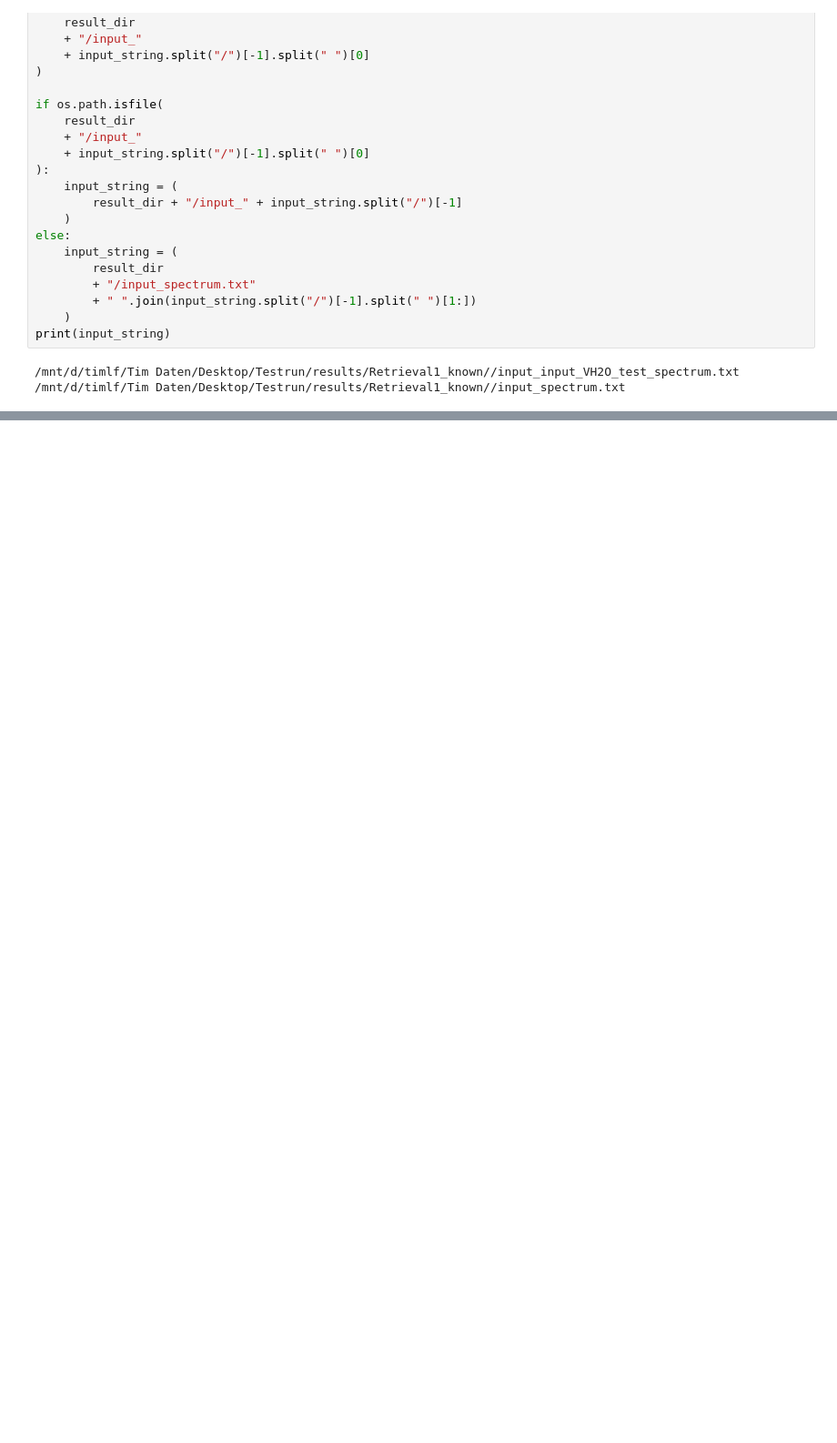
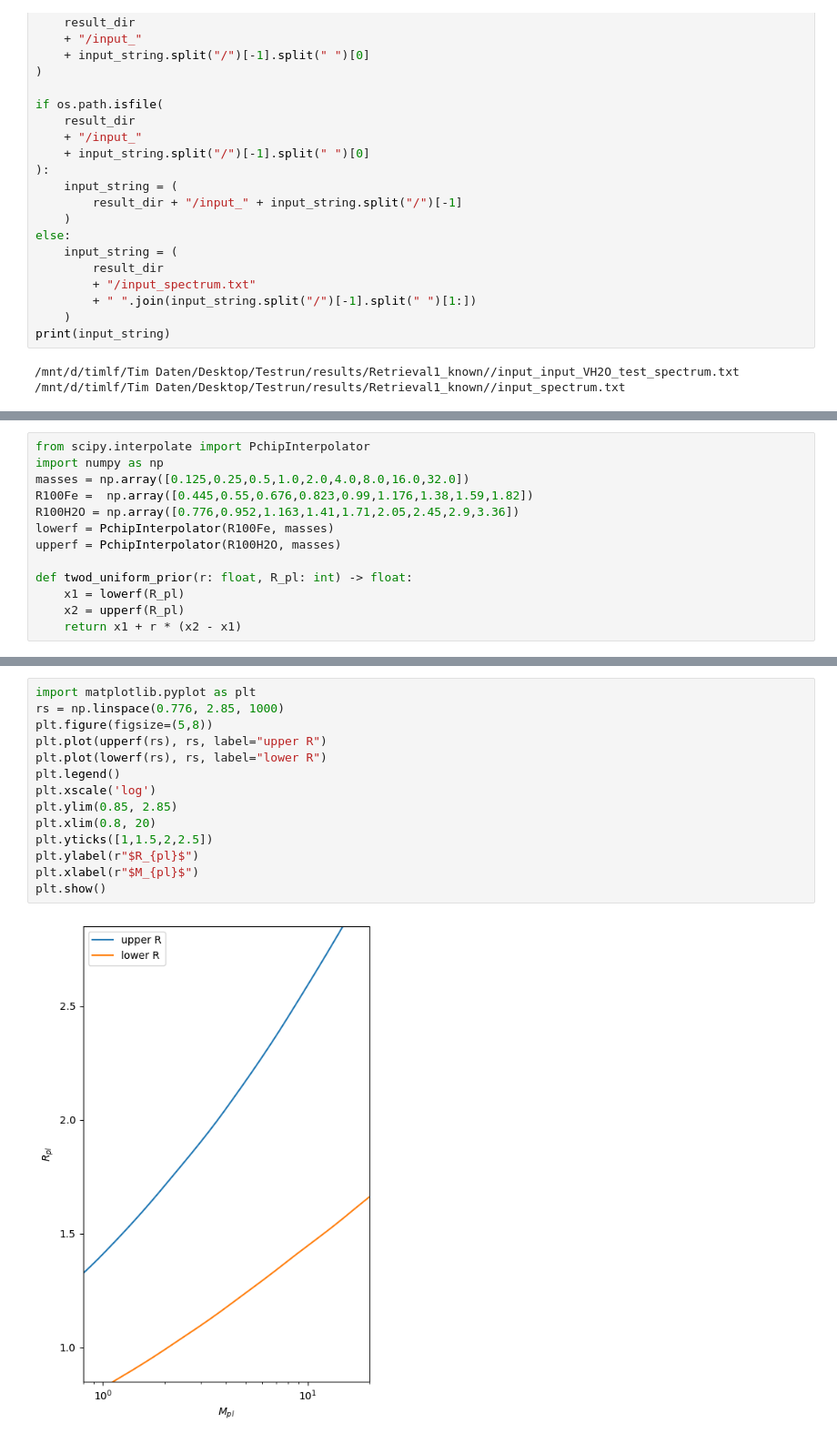
Before and after one commit to Tim171717/Semester_Project_Too, a Jupyter notebook: Testing.ipynb, the cells around one changed output, grey strips where cells are left out. Shown at 91% size. Saved outputs shown, nothing was run; the diff lists cells and outputs as text; blank space fills up the shorter version.

```diff
--- a/Testing.ipynb
+++ b/Testing.ipynb
@@ -622,0 +499,13 @@ print(input_string)
+# %%
+from scipy.interpolate import PchipInterpolator
+import numpy as np
+masses = np.array([0.125,0.25,0.5,1.0,2.0,4.0,8.0,16.0,32.0])
+R100Fe =  np.array([0.445,0.55,0.676,0.823,0.99,1.176,1.38,1.59,1.82])
+R100H2O = np.array([0.776,0.952,1.163,1.41,1.71,2.05,2.45,2.9,3.36])
+lowerf = PchipInterpolator(R100Fe, masses)
+upperf = PchipInterpolator(R100H2O, masses)
+
+def twod_uniform_prior(r: float, R_pl: int) -> float:
+    x1 = lowerf(R_pl)
+    x2 = upperf(R_pl)
+    return x1 + r * (x2 - x1)
@@ -622,0 +562,16 @@ print(input_string)
+# %%
+import matplotlib.pyplot as plt
+rs = np.linspace(0.776, 2.85, 1000)
+plt.figure(figsize=(5,8))
+plt.plot(upperf(rs), rs, label="upper R")
+plt.plot(lowerf(rs), rs, label="lower R")
+plt.legend()
+plt.xscale('log')
+plt.ylim(0.85, 2.85)
+plt.xlim(0.8, 20)
+plt.yticks([1,1.5,2,2.5])
+plt.ylabel(r"$R_{pl}$")
+plt.xlabel(r"$M_{pl}$")
+plt.show()
+# %% [output]
+[figure, added]
```
Also changed, not shown: parts of 25 cells of this notebook, 1 other file.
